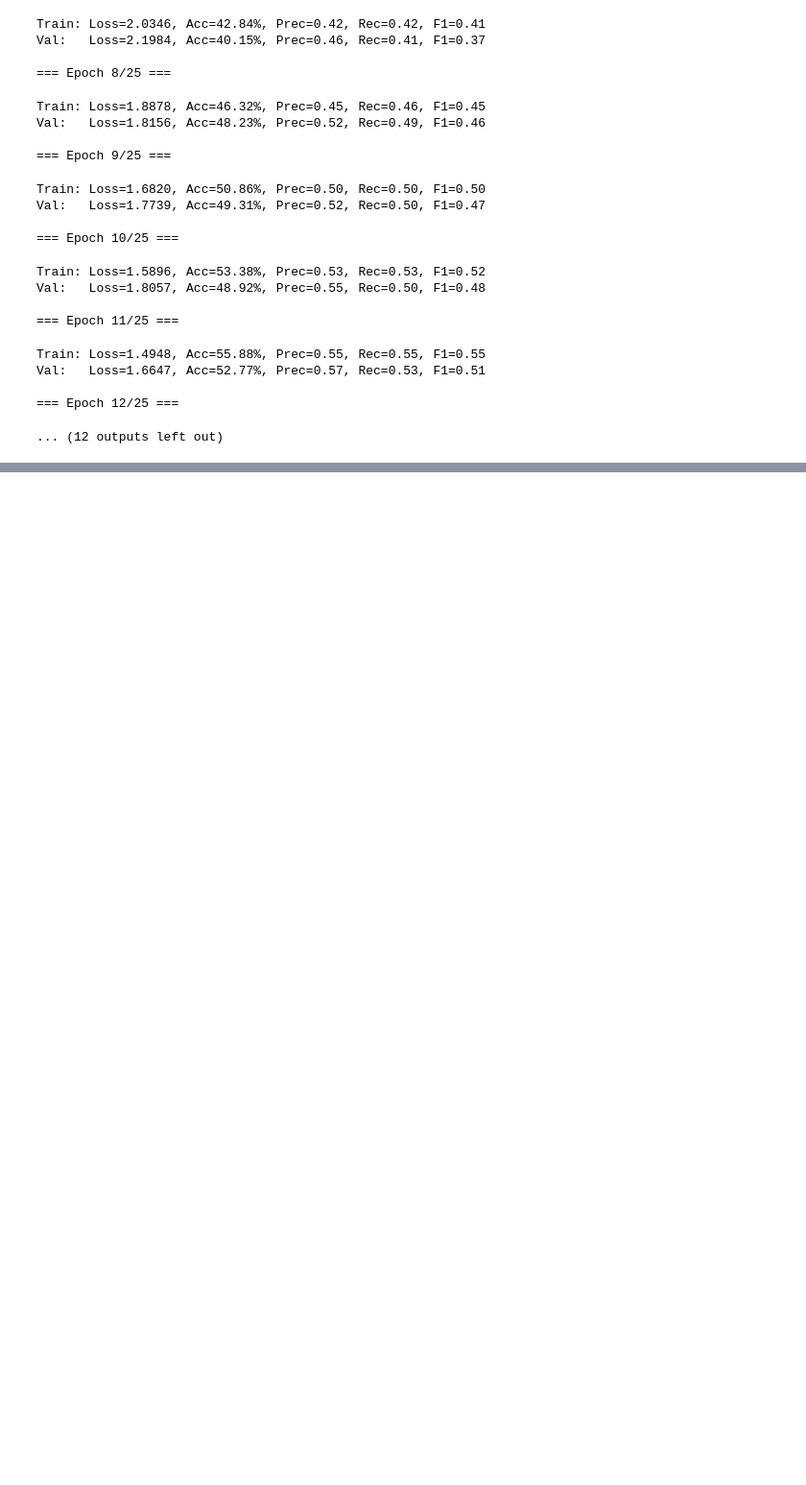
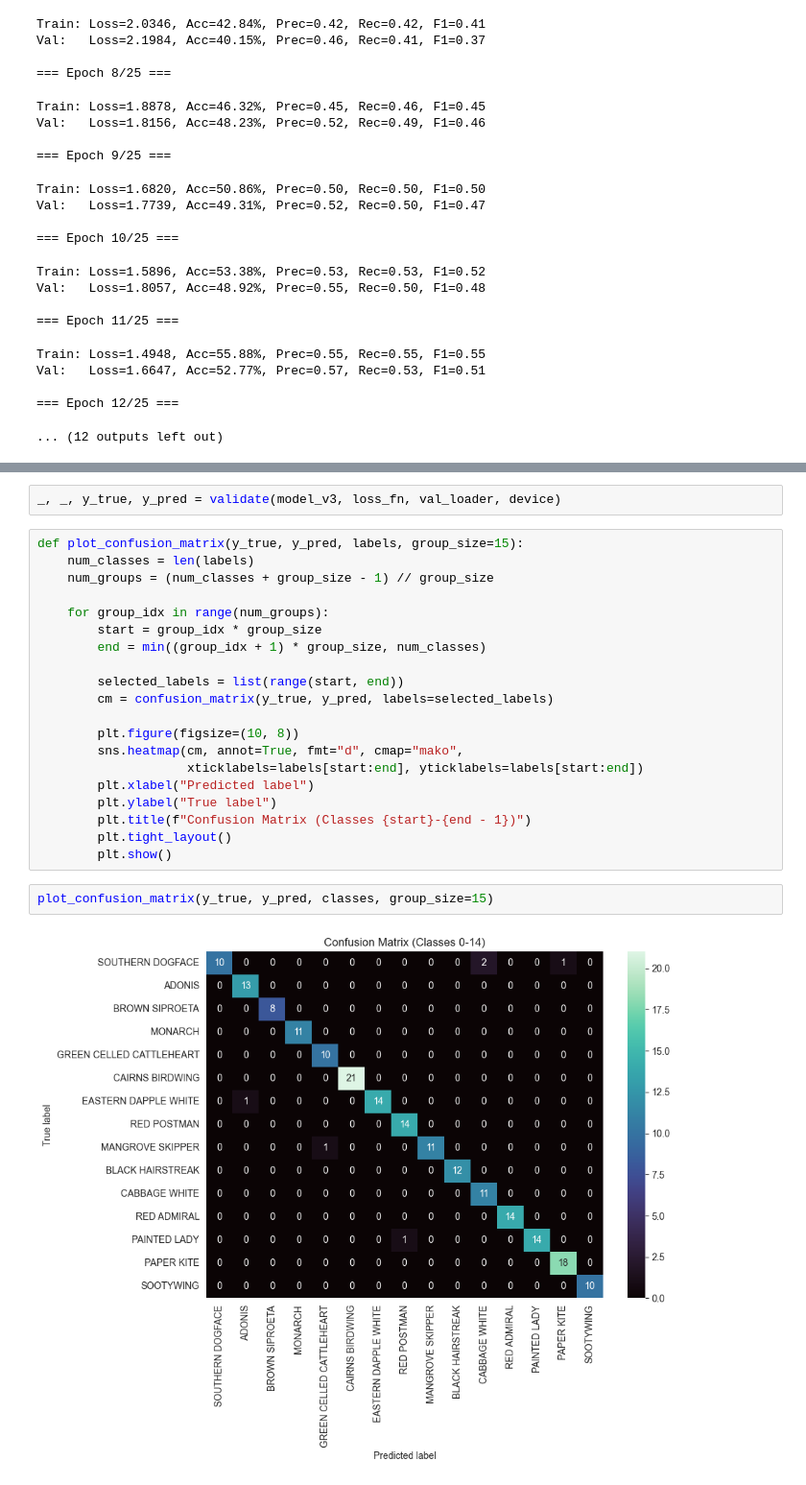
Before and after one commit to catnukh/ButterflyNet, a Jupyter notebook: hyperparams.ipynb, the cells around one changed output, grey strips where cells are left out. Shown at 96% size. Cells and saved outputs as stored; diff of their text form; blank space fills up the shorter version.

```diff
--- a/hyperparams.ipynb
+++ b/hyperparams.ipynb
@@ -657,0 +873,26 @@ for key, value in trial.params.items():
+# %%
+_, _, y_true, y_pred = validate(model_v3, loss_fn, val_loader, device)
+# %%
+def plot_confusion_matrix(y_true, y_pred, labels, group_size=15):
+    num_classes = len(labels)
+    num_groups = (num_classes + group_size - 1) // group_size
+
+    for group_idx in range(num_groups):
+        start = group_idx * group_size
+        end = min((group_idx + 1) * group_size, num_classes)
+
+        selected_labels = list(range(start, end))
+        cm = confusion_matrix(y_true, y_pred, labels=selected_labels)
+
+        plt.figure(figsize=(10, 8))
+        sns.heatmap(cm, annot=True, fmt="d", cmap="mako",
+                    xticklabels=labels[start:end], yticklabels=labels[start:end])
+        plt.xlabel("Predicted label")
+        plt.ylabel("True label")
+        plt.title(f"Confusion Matrix (Classes {start}-{end - 1})")
+        plt.tight_layout()
+        plt.show()
+# %%
+plot_confusion_matrix(y_true, y_pred, classes, group_size=15)
+# %% [output]
+[figure, added]
```
Also changed, not shown: parts of 15 cells of this notebook.
